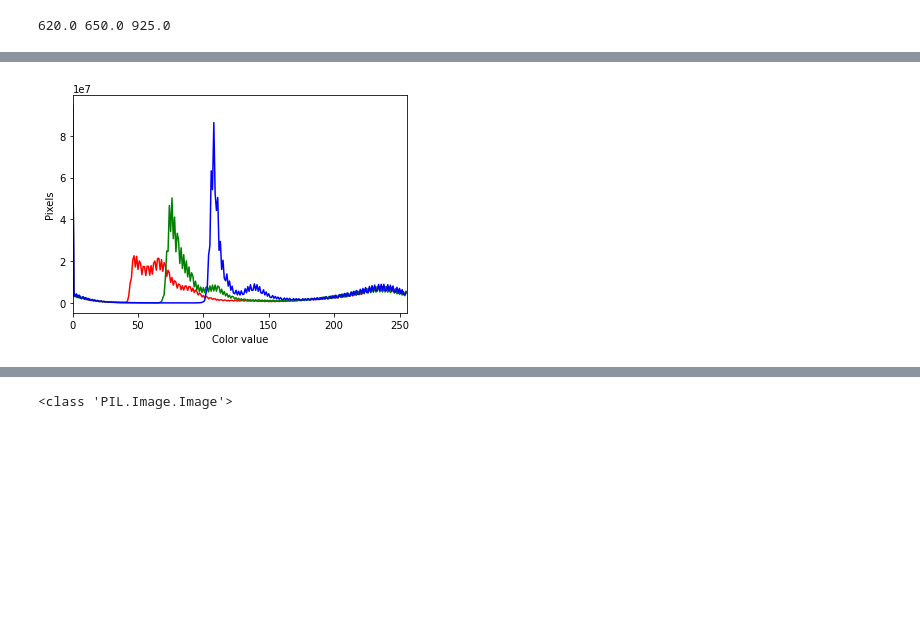
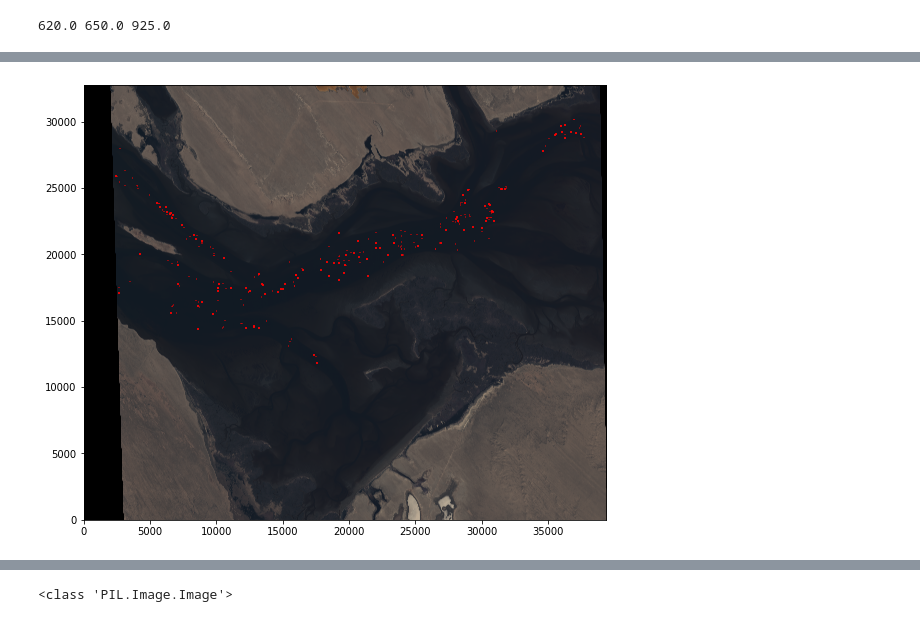
Before and after one commit to KMacfarlaneGreen/mres_whales, a Jupyter notebook: notebooks/exploratory/Normalization0.1.ipynb, the cells around one changed output, grey strips where cells are left out. Drawn from its saved outputs; the diff is of its cells as text; code cells hidden in the pictures; blank space fills up the shorter version.

```diff
--- a/notebooks/exploratory/Normalization0.1.ipynb
+++ b/notebooks/exploratory/Normalization0.1.ipynb
@@ -101,2 +62,3 @@ rgb.shape
 # %%
-uint8_rgb = np.uint8(rgb)
+uint8_max_norm = np.uint8(rgb_max_norm)
+uint8_perc_norm = np.uint8(rgb_perc_norm)
@@ -114,20 +65,4 @@ plt.imshow(PIL_image)
-# %%
-# tuple to select colors of each channel line
-colors = ("r", "g", "b")
-channel_ids = (0, 1, 2)
-
-# create the histogram plot, with three lines, one for
-# each color
-plt.xlim([0, 256])
-for channel_id, c in zip(channel_ids, colors):
-    histogram, bin_edges = np.histogram(
-        uint8_rgb[:, :, channel_id], bins=256, range=(0, 256)
-    )
-    plt.plot(bin_edges[0:-1], histogram, color=c)
-
-plt.xlabel("Color value")
-plt.ylabel("Pixels")
-
-plt.show()
-# %% [output]
-[figure, removed]
+# %%
+plot_rgb_boxes(liebre1_image_path, liebre1_box_path, uint8_max_norm)
+# %% [output]
+[figure, added]
```
Also changed, not shown: parts of 38 cells of this notebook, 4 other files.
